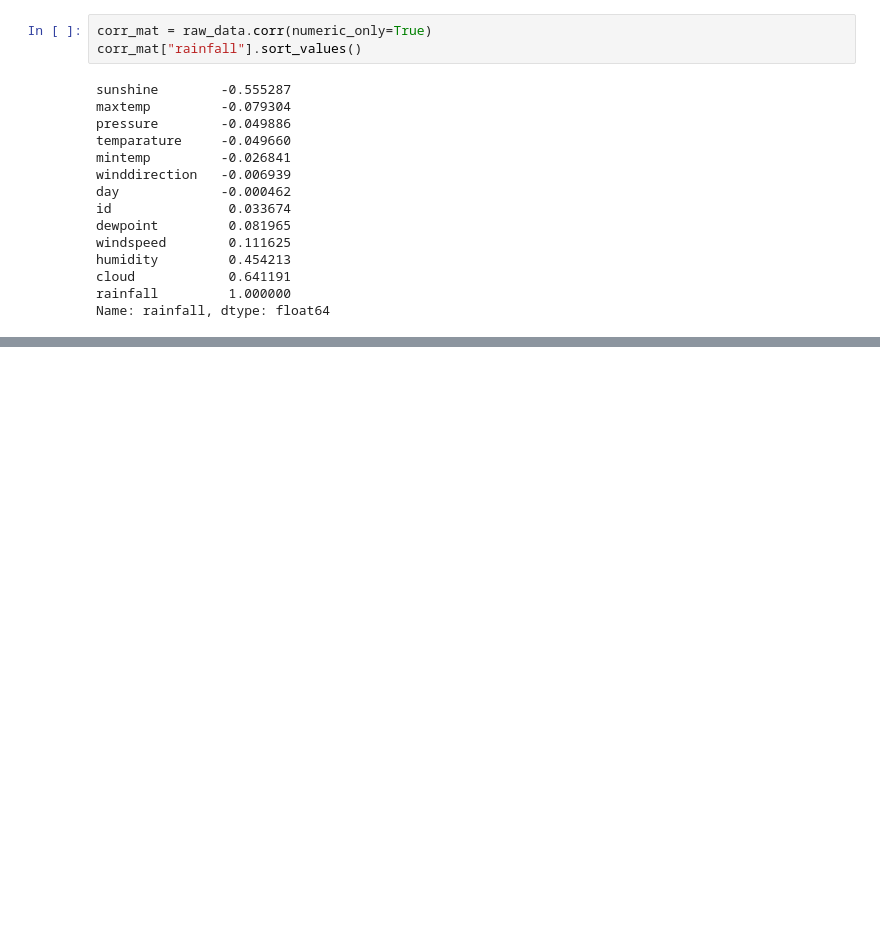
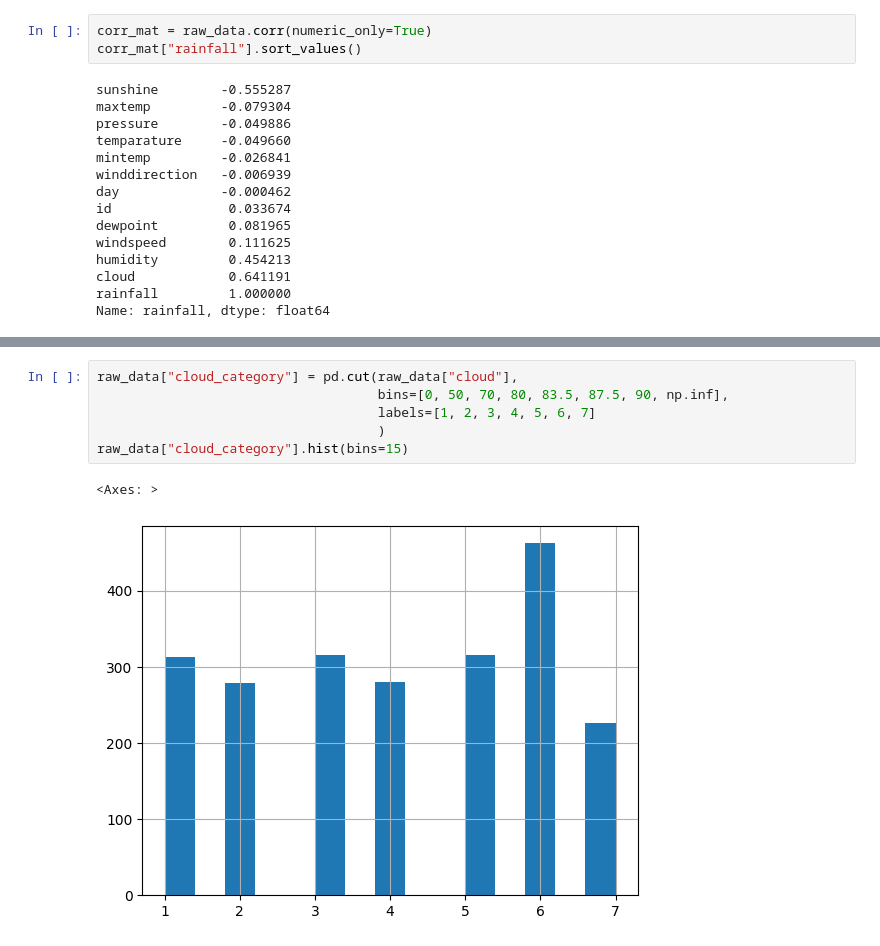
Before and after one commit to Ashmit-1/rainfall_prdiction, a Jupyter notebook: rainfall_prediction.ipynb, the cells around one changed output, grey strips where cells are left out. Drawn from its saved outputs; the diff is of its cells as text; blank space fills up the shorter version.

```diff
--- a/rainfall_prediction.ipynb
+++ b/rainfall_prediction.ipynb
@@ -73,0 +98,9 @@ Name: rainfall, dtype: float64
+# %%
+raw_data["cloud_category"] = pd.cut(raw_data["cloud"],
+                                    bins=[0, 50, 70, 80, 83.5, 87.5, 90, np.inf],
+                                    labels=[1, 2, 3, 4, 5, 6, 7]
+                                    )
+raw_data["cloud_category"].hist(bins=15)
+# %% [output]
+<Axes: >
+[figure, added]
```
Also changed, not shown: parts of 4 cells of this notebook.
